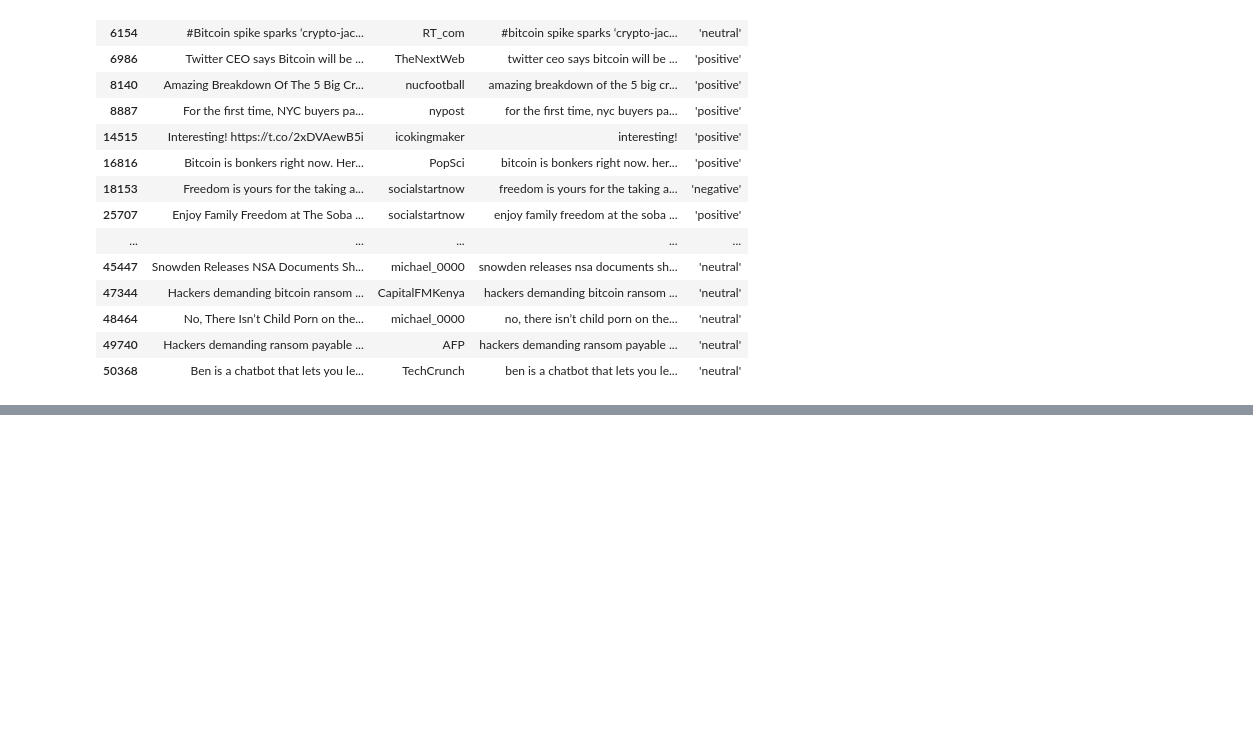
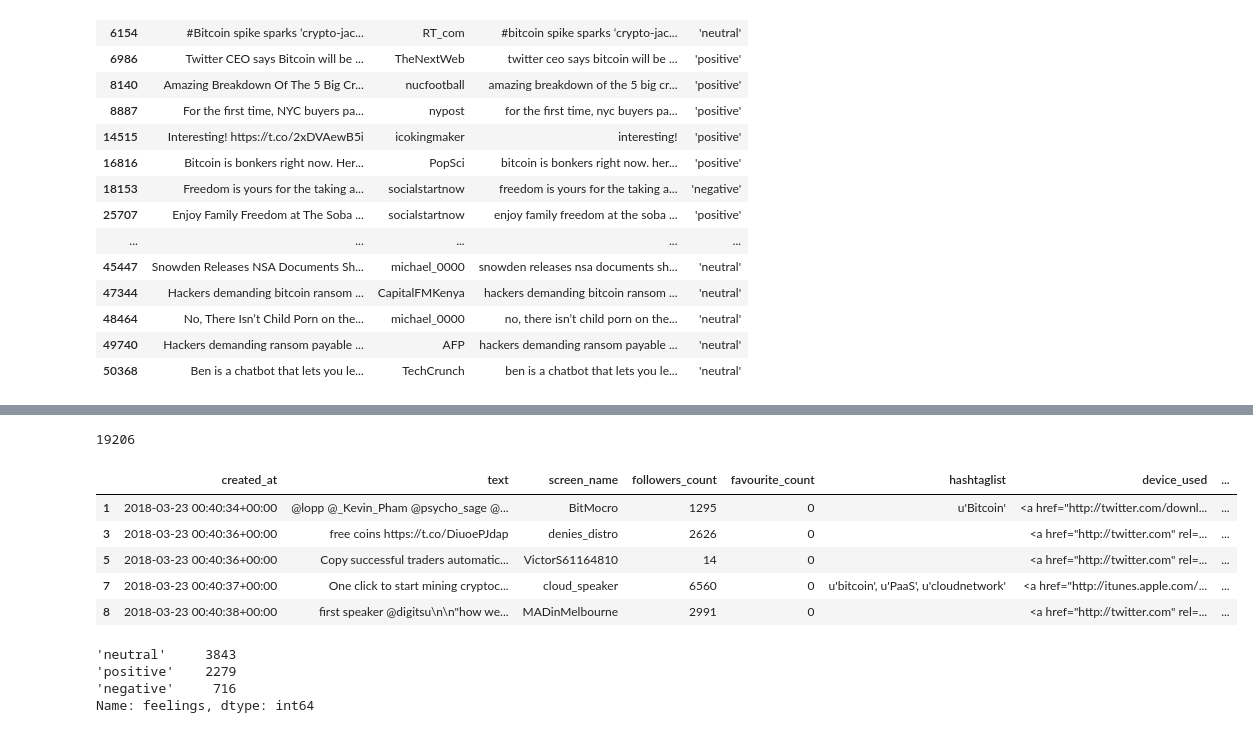
Before and after one commit to marouaneb48/bitcoin-prediction-using-twitter, a Jupyter notebook: notebooks/Tweets preprocessing.ipynb, the cells around one changed output, grey strips where cells are left out. Saved outputs shown, nothing was run; the diff lists cells and outputs as text; code cells hidden in the pictures; blank space fills up the shorter version.

```diff
--- a/notebooks/Tweets preprocessing.ipynb
+++ b/notebooks/Tweets preprocessing.ipynb
@@ -231,0 +227,21 @@ lexical_dict = ["bitcoin", "bitcoins", "btc", "crypto", "cryptos", "cryptocurren
+# %%
+len(tweet)
+# %% [output]
+19206
+# %%
+display(HTML(tweet.head().to_html()))
+# %% [output]
+|  | created_at | text | screen_name | followers_count | favourite_count | hashtaglist | device_used | ... |
+| 1 | 2018-03-23 00:40:34+00:00 | @lopp @_Kevin_Pham @psycho_sage @... | BitMocro | 1295 | 0 | u'Bitcoin' | <a href="http://twitter.com/downl... | ... |
+| 3 | 2018-03-23 00:40:36+00:00 | free coins https://t.co/DiuoePJdap | denies_distro | 2626 | 0 |  | <a href="http://twitter.com" rel=... | ... |
+| 5 | 2018-03-23 00:40:36+00:00 | Copy successful traders automatic... | VictorS61164810 | 14 | 0 |  | <a href="http://twitter.com" rel=... | ... |
+| 7 | 2018-03-23 00:40:37+00:00 | One click to start mining cryptoc... | cloud_speaker | 6560 | 0 | u'bitcoin', u'PaaS', u'cloudnetwork' | <a href="http://itunes.apple.com/... | ... |
+| 8 | 2018-03-23 00:40:38+00:00 | first speaker @digitsu\n\n"how we... | MADinMelbourne | 2991 | 0 |  | <a href="http://twitter.com" rel=... | ... |
+# %%
+famous_tweets = tweet[tweet.followers_count>=1000]
+famous_tweets.feelings.value_counts()
+# %% [output]
+'neutral'     3843
+'positive'    2279
+'negative'     716
+Name: feelings, dtype: int64
```
Also changed, not shown: parts of 35 cells of this notebook.
